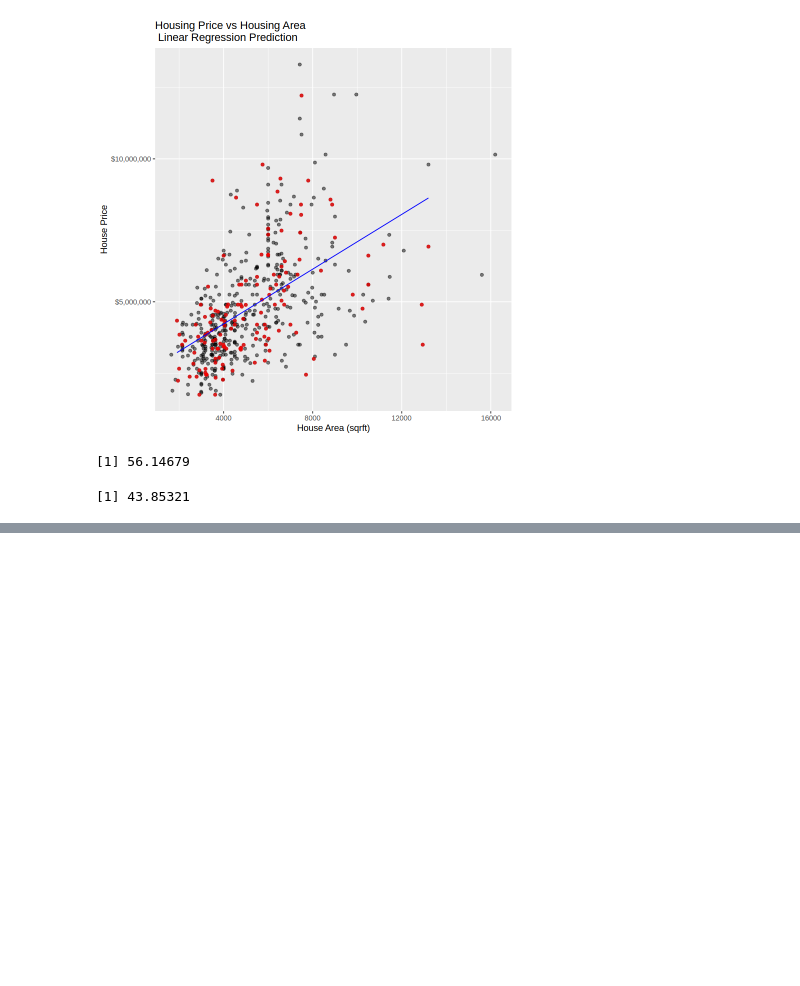
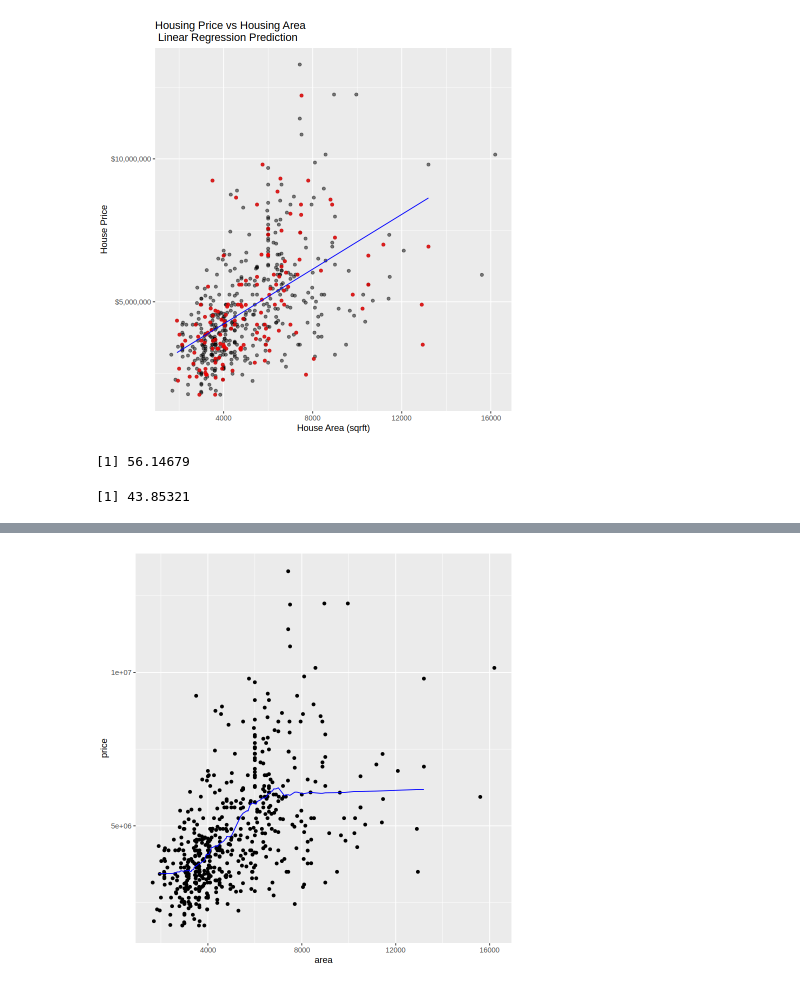
Before and after one commit to chwu01/DSCI-Group-Project, a Jupyter notebook: linear regression.ipynb, the cells around one changed output, grey strips where cells are left out. Drawn from its saved outputs; the diff is of its cells as text; code cells hidden in the pictures; blank space fills up the shorter version.

```diff
--- a/linear regression.ipynb
+++ b/linear regression.ipynb
@@ -100,0 +156,5 @@ percentage_of_more_expensive_homes
+# %%
+best_k <- knn_housing_workflow |>
+    filter(mean == min(mean)) |>
+    pull(neighbors)
+best_k
@@ -100,0 +163,12 @@ percentage_of_more_expensive_homes
+# %%
+knn_housing_spec <- nearest_neighbor(weight_func = "rectangular", neighbors = best_k) |>
+    set_engine("kknn") |>
+    set_mode("regression")
+
+knn_housing_workflow <- workflow() |>
+    add_recipe(knn_housing_recipe) |>
+    add_model(knn_housing_spec) |>
+    fit_resamples(resamples = knn_housing_vfold)
+
+knn_housing_workflow |>
+  collect_metrics()
@@ -100,0 +181,9 @@ percentage_of_more_expensive_homes
+# %%
+knn_housing_workflow <- workflow() |>
+    add_recipe(knn_housing_recipe) |>
+    add_model(knn_housing_spec) |>
+    fit(data = housing_train)
+
+knn_predict <- predict(knn_housing_workflow, housing_test) |>
+      bind_cols(housing_test)
+knn_predict
@@ -100,0 +210,9 @@ percentage_of_more_expensive_homes
+# %%
+knn_plot <- housing_df |>
+    ggplot(aes(x = area, y = price)) +
+        geom_point() +
+        geom_line(data = knn_predict,
+                  mapping = aes(x = area, y = .pred), colour = "blue")
+knn_plot
+# %% [output]
+[figure, added]
```
Also changed, not shown: parts of 6 cells of this notebook.
